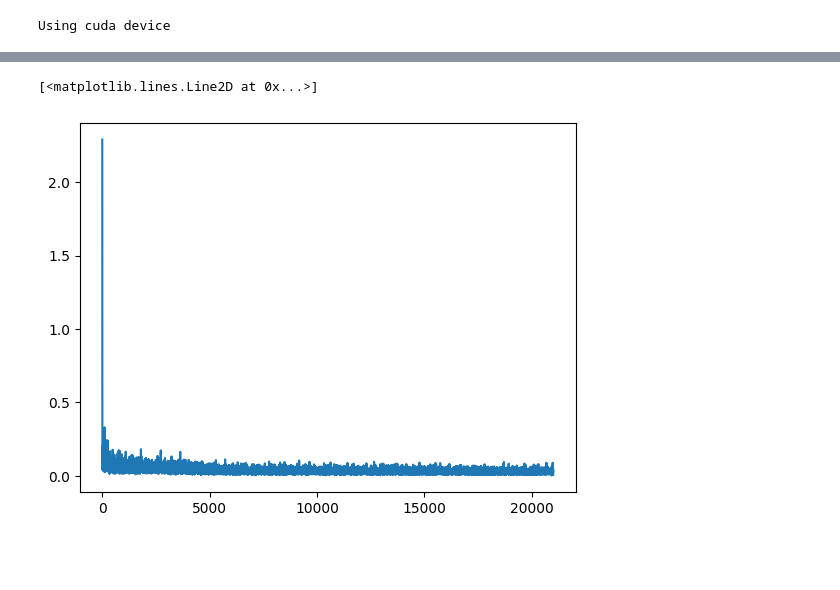
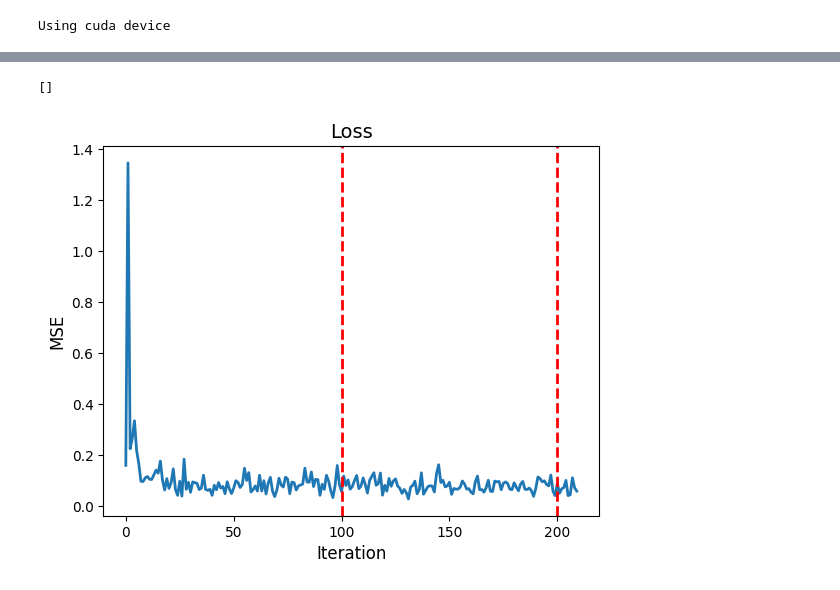
Before and after one commit to matchild/DeepBrownianMotion, a Jupyter notebook: training.ipynb, the cells around one changed output, grey strips where cells are left out. Saved outputs shown, nothing was run; the diff lists cells and outputs as text; code cells hidden in the pictures; blank space fills up the shorter version.

```diff
--- a/training.ipynb
+++ b/training.ipynb
@@ -114,26 +21,3 @@ class DeepBrownianEncoder(torch.nn.Module):
-# %%
-def train(dataloader, model, loss_fn, optimizer):
-    losses=[]
-    size = len(dataloader.dataset)
-    model.train()
-    for batch, (X, y) in enumerate(dataloader):
-        X, y = X.to(device), y.to(device)
-
-        # Compute prediction error
-        pred = model(X)
-        loss = loss_fn(pred, y)
-        losses.append(loss.item())
-
-        # Backpropagation
-        loss.backward()
-        optimizer.step()
-        optimizer.zero_grad()
-
-        if batch % 100 == 0:
-            loss, current = loss.item(), (batch + 1) * len(X)
-            print(f"loss: {loss:>7f}  [{current:>5d}/{size:>5d}]")
-
-    return losses
 # %% [markdown]
 # Train
 # %%
@@ -149,7 +33,7 @@ print(f"Using {device} device")
 # %% [output]
 Using cuda device
 # %%
-N_SIMS=100000  #Number of simulations
+N_SIMS=1000  #Number of simulations
 trajectory_length=102   #Number of samples per simulation
 batch_size=10
 learning_rate=1e-3
@@ -183,9 +58,9 @@ epochs = 3
 losses=[]
 for t in range(epochs):
     print(f"Epoch {t+1}\n-------------------------------")
-    loss=train(train_loader, model, loss_fn, optimizer)
-    losses+=(loss)
-    DatasetMAE(test_loader, model)
+    loss = train(train_loader, model, loss_fn, optimizer, device)
+    losses += (loss)
+    DatasetMAE(test_loader, model, device)
 print("Done!")
 # %% [output]
 Epoch 1
@@ -207,9 +78,16 @@ Got an overall MAE of  0.119304296875
 Done!
-# %%
-plt.plot(losses)
-# %% [output]
-[<matplotlib.lines.Line2D at 0x...>]
-[figure, removed]
+# %%
+plt.plot(losses, linewidth=2)
+plt.xlabel('Iteration', fontsize=12)
+plt.ylabel('MSE', fontsize=12)
+plt.title('Loss', fontsize=14)
+for e in range(1, epochs):
+    plt.axvline(x=e*(N_SIMS/batch_size), color='red', linewidth=2, label='epoch', linestyle='--')
+#plt.legend(fontsize=12)
+plt.plot()
+# %% [output]
+[]
+[figure, added]
 # %%
 #Save model
 torch.save(model.state_dict(), 'model/model_weights.pth')
```
Also changed, not shown: parts of 8 cells of this notebook, 1 other file.
